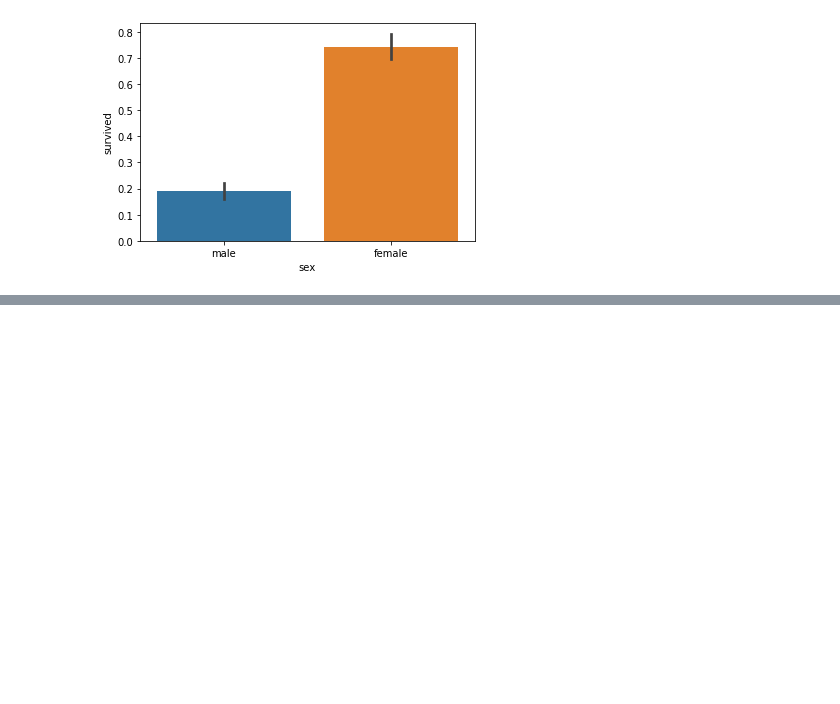
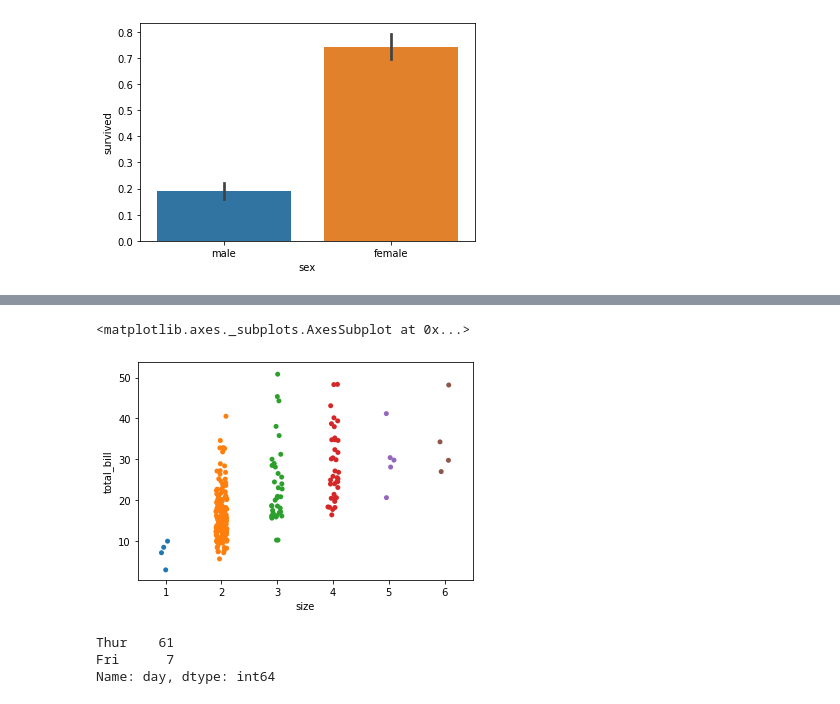
Before and after one commit to ananyakamboj/Machine-Learning, a Jupyter notebook: Visualization.ipynb, the cells around one changed output, grey strips where cells are left out. Saved outputs shown, nothing was run; the diff lists cells and outputs as text; code cells hidden in the pictures; blank space fills up the shorter version.

```diff
--- a/Visualization.ipynb
+++ b/Visualization.ipynb
@@ -245,0 +296,11 @@ titanic.describe(include='all')
+# %%
+sns.stripplot(data=tips,x='size',y='total_bill')
+# %% [output]
+<matplotlib.axes._subplots.AxesSubplot at 0x...>
+[figure, added]
+# %%
+tips.loc[tips.time =='Lunch','day'].value_counts()
+# %% [output]
+Thur    61
+Fri      7
+Name: day, dtype: int64
```
Also changed, not shown: parts of 15 cells of this notebook, 1 other file.
